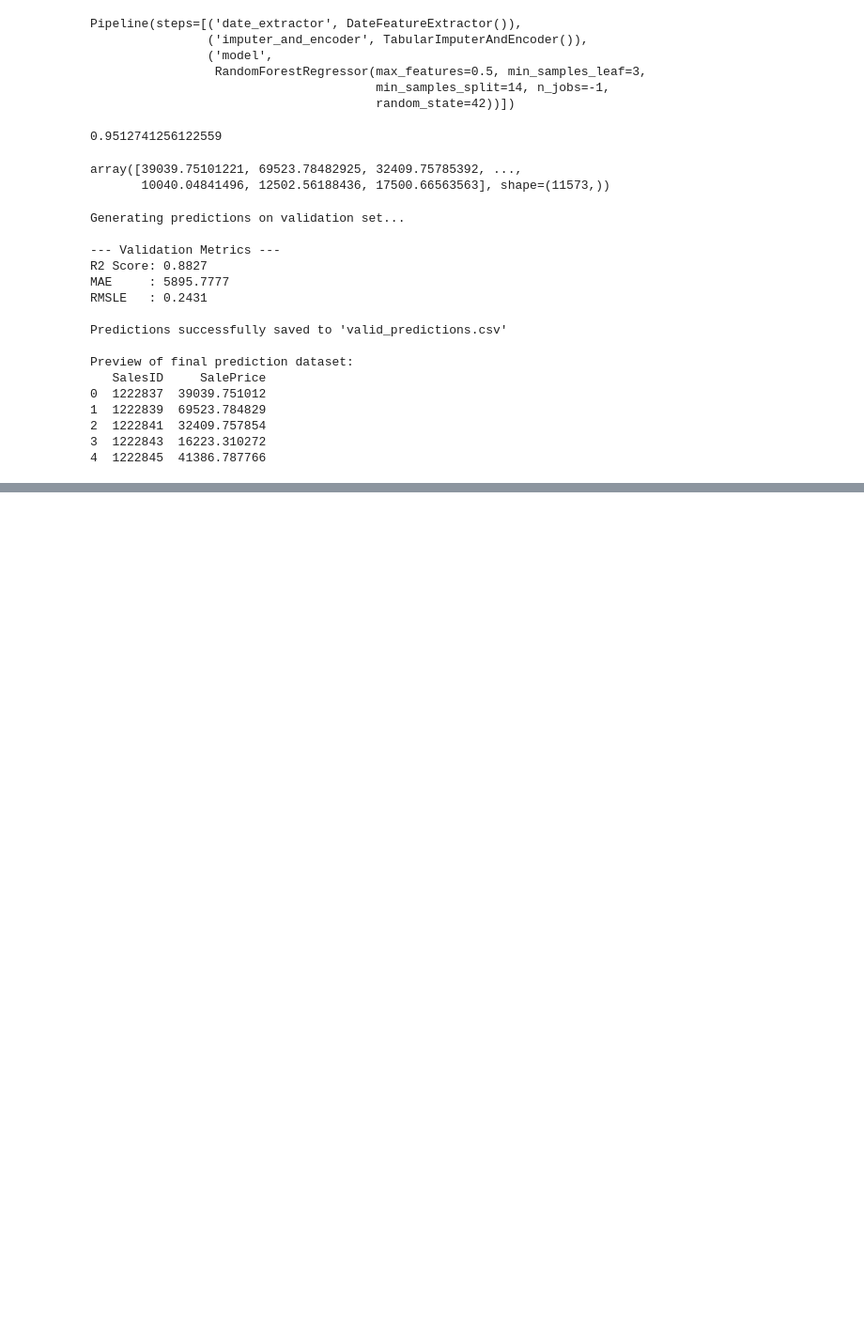
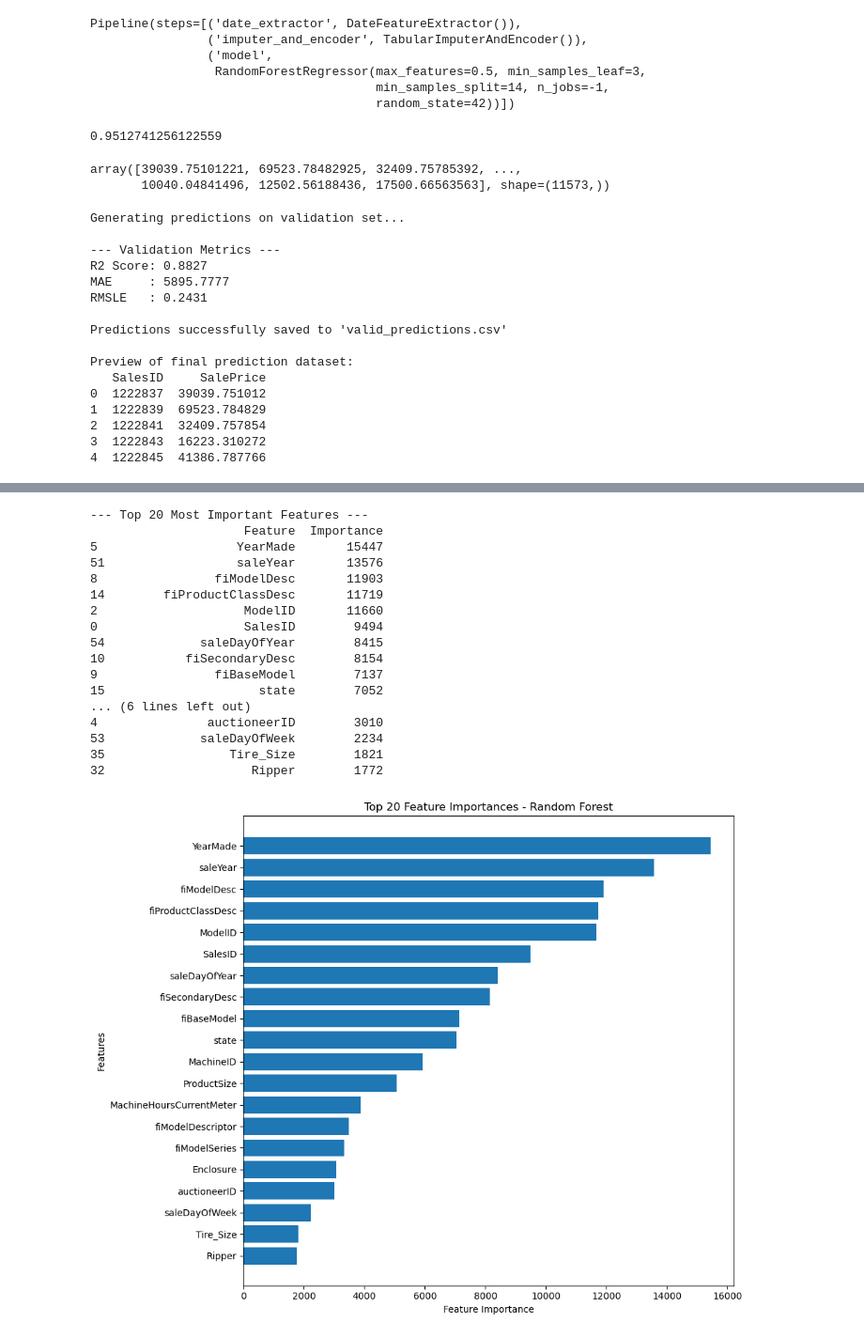
Before and after one commit to thedavidoyeleke/bulldozer-auction-pricing-prediction, a Jupyter notebook: bulldozer-auction-price-prediction-tidy.ipynb, the cells around one changed output, grey strips where cells are left out. Shown at 94% size. Saved outputs shown, nothing was run; the diff lists cells and outputs as text; code cells hidden in the pictures; blank space fills up the shorter version.

Commit message:
Feature Importances added

```diff
--- a/bulldozer-auction-price-prediction-tidy.ipynb
+++ b/bulldozer-auction-price-prediction-tidy.ipynb
@@ -238,0 +318,20 @@ Preview of final prediction dataset:
+# %%
+from catboost import CatBoostRegressor
+
+# Create the CatBoost pipeline
+bulldozer_cat_pipeline = Pipeline([
+    ("date_extractor", DateFeatureExtractor()),
+    ("imputer_and_encoder", TabularImputerAndEncoder()),
+    ("model", CatBoostRegressor(
+        iterations=2000,
+        learning_rate=0.03,
+        depth=6,
+        loss_function='RMSE',
+        random_seed=42,
+        verbose=200  # Prints progress every 200 iterations
+    ))
+])
+
+# Fit on the training data
+print("Training CatBoost pipeline...")
+bulldozer_cat_pipeline.fit(X_train, y_train)
@@ -238,0 +427,59 @@ Preview of final prediction dataset:
+# %%
+# Extract the fitted steps from the pipeline
+date_extractor = bulldozer_lgb_pipeline.named_steps["date_extractor"]
+imputer_encoder = bulldozer_lgb_pipeline.named_steps["imputer_and_encoder"]
+rf_model = bulldozer_lgb_pipeline.named_steps["model"]
+
+# Recreate the feature names after transformations
+transformed_sample = imputer_encoder.transform(date_extractor.transform(X_train.head(1)))
+
+# Extract feature names dynamically
+if isinstance(transformed_sample, pd.DataFrame):
+    feature_names = transformed_sample.columns.tolist()
+else:
+    # If it returns a numpy array, try getting feature names from the encoder if it saved them,
+    # or fallback to generic indices / input columns
+    if hasattr(imputer_encoder, "get_feature_names_out"):
+        feature_names = imputer_encoder.get_feature_names_out()
+    else:
+        feature_names = [f"feature_{i}" for i in range(rf_model.n_features_in_)]
+
+# Create a DataFrame of feature importances
+importance_df = pd.DataFrame({
+    "Feature": feature_names,
+    "Importance": rf_model.feature_importances_
+}).sort_values(by="Importance", ascending=False)
+
+# Display the top 20 most important features
+print("--- Top 20 Most Important Features ---")
+print(importance_df.head(20))
+
+# 5. Plot the top 20 features
+plt.figure(figsize=(10, 8))
+plt.barh(importance_df["Feature"].head(20)[::-1], importance_df["Importance"].head(20)[::-1])
+plt.xlabel("Feature Importance")
+plt.ylabel("Features")
+plt.title("Top 20 Feature Importances - Random Forest")
+plt.tight_layout()
+# Save the figure as an image file
+plt.savefig("feature_importance_rf.png", dpi=300)
+plt.show()
+# %% [output]
+--- Top 20 Most Important Features ---
+                     Feature  Importance
+5                   YearMade       15447
+51                  saleYear       13576
+8                fiModelDesc       11903
+14        fiProductClassDesc       11719
+2                    ModelID       11660
+0                    SalesID        9494
+54             saleDayOfYear        8415
+10           fiSecondaryDesc        8154
+9                fiBaseModel        7137
+15                     state        7052
+... (6 lines left out)
+4               auctioneerID        3010
+53             saleDayOfWeek        2234
+35                 Tire_Size        1821
+32                    Ripper        1772
+[figure, added]
```
Also changed, not shown: parts of 12 cells of this notebook, 5 other files.
